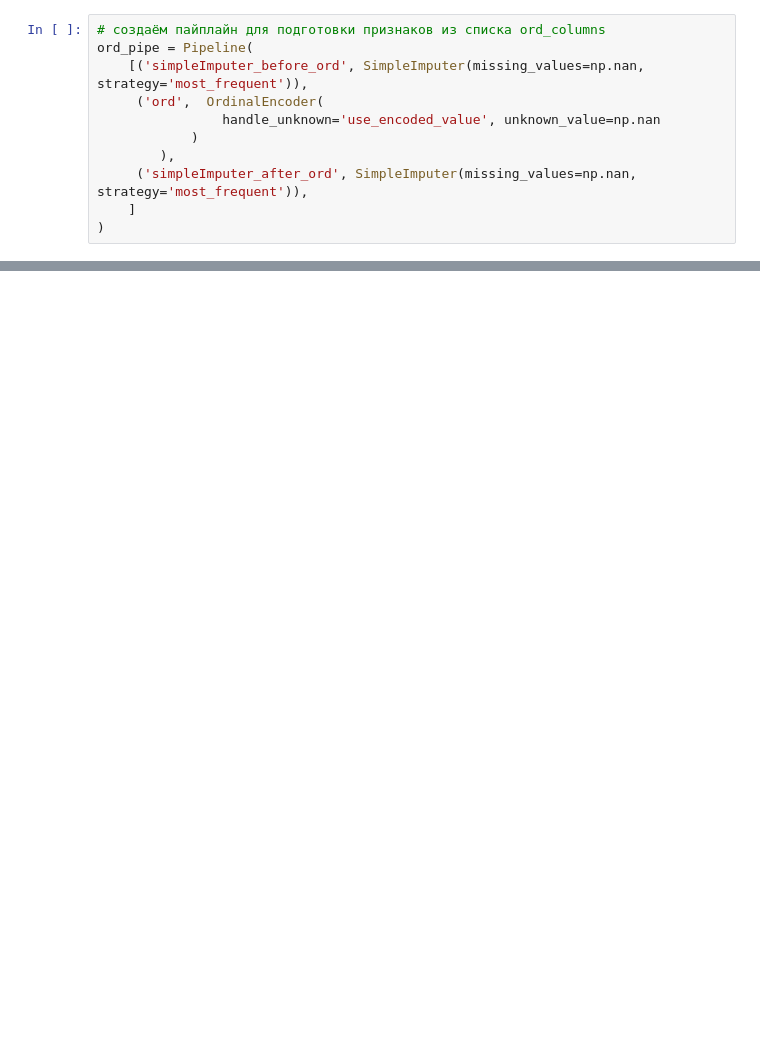
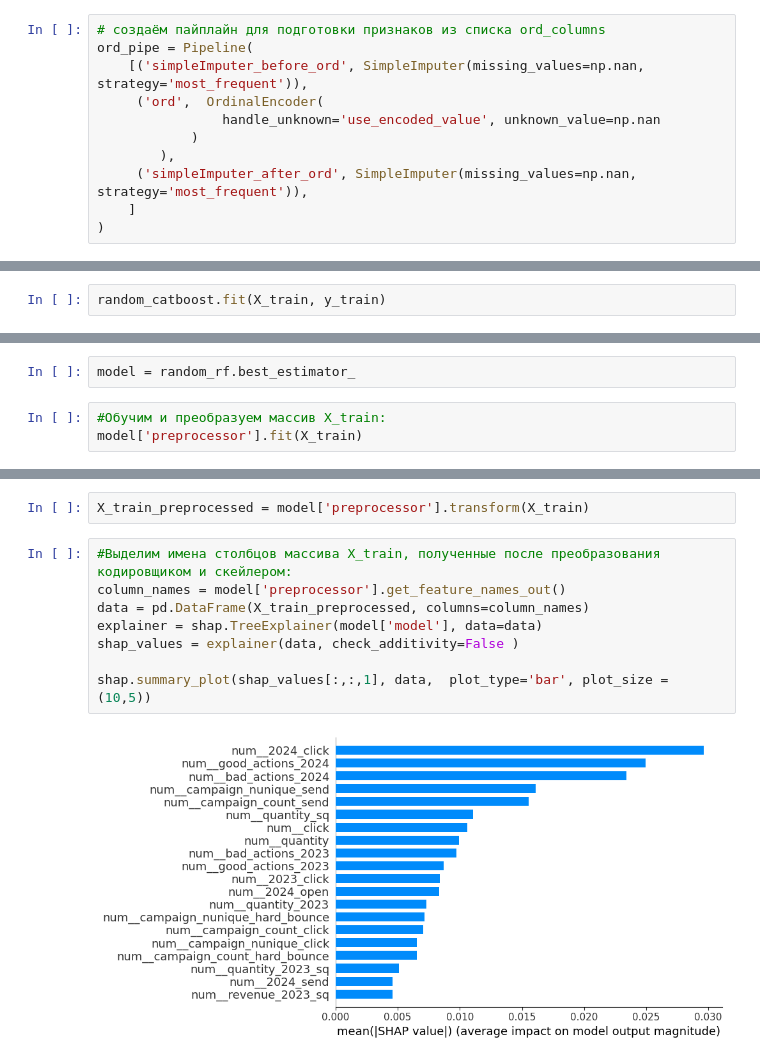
Before and after one commit to TomashevichEG/WorkshopDS_Marketing, a Jupyter notebook: practicum_WS2.ipynb, the cells around one changed output, grey strips where cells are left out. Cells and saved outputs as stored; diff of their text form; blank space fills up the shorter version.

```diff
--- a/practicum_WS2.ipynb
+++ b/practicum_WS2.ipynb
@@ -766,0 +1245,2 @@ random_lgbm.fit(X_train, y_train)
+# %%
+random_catboost.fit(X_train, y_train)
@@ -766,0 +1321,5 @@ random_lgbm.fit(X_train, y_train)
+# %%
+model = random_rf.best_estimator_
+# %%
+#Обучим и преобразуем массив X_train:
+model['preprocessor'].fit(X_train)
@@ -766,0 +1344,12 @@ random_lgbm.fit(X_train, y_train)
+# %%
+X_train_preprocessed = model['preprocessor'].transform(X_train)
+# %%
+#Выделим имена столбцов массива X_train, полученные после преобразования кодировщиком и скейлером:
+column_names = model['preprocessor'].get_feature_names_out()
+data = pd.DataFrame(X_train_preprocessed, columns=column_names)
+explainer = shap.TreeExplainer(model['model'], data=data)
+shap_values = explainer(data, check_additivity=False )
+
+shap.summary_plot(shap_values[:,:,1], data,  plot_type='bar', plot_size = (10,5))
+# %% [output]
+[figure, added]
```
Also changed, not shown: parts of 107 cells of this notebook, 1 other file.
